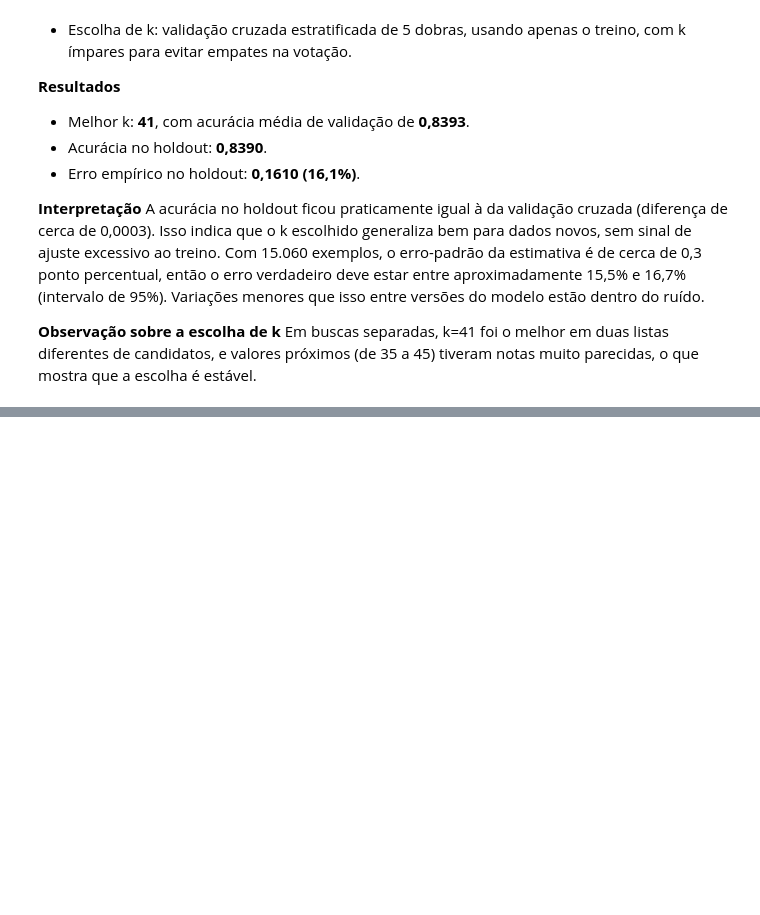
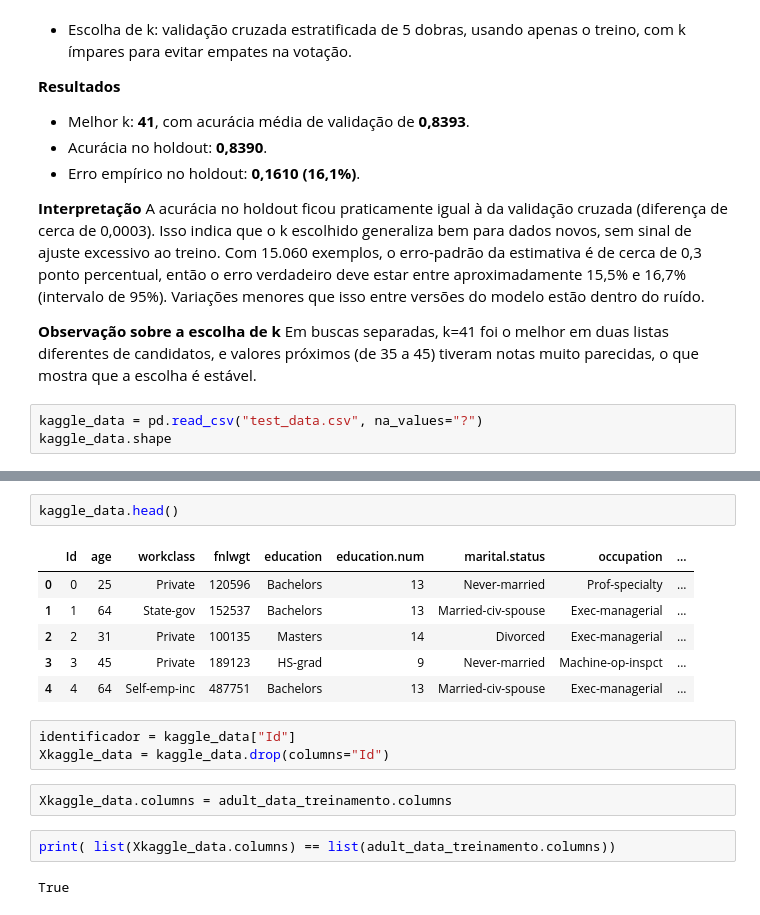
Before and after one commit to Gabrieldiv/KNN, a Jupyter notebook: adult_knn.ipynb, the cells around one changed output, grey strips where cells are left out. Cells and saved outputs as stored; diff of their text form; blank space fills up the shorter version.

```diff
--- a/adult_knn.ipynb
+++ b/adult_knn.ipynb
@@ -234,3 +235,6 @@ A acurácia no holdout ficou praticamente igual à da validação cruzada (difer
 
 **Observação sobre a escolha de k**
 Em buscas separadas, k=41 foi o melhor em duas listas diferentes de candidatos, e valores próximos (de 35 a 45) tiveram notas muito parecidas, o que mostra que a escolha é estável.
+# %%
+kaggle_data = pd.read_csv("test_data.csv", na_values="?")
+kaggle_data.shape
@@ -236,0 +262,18 @@ Em buscas separadas, k=41 foi o melhor em duas listas diferentes de candidatos,
+# %%
+kaggle_data.head()
+# %% [output]
+|  | Id | age | workclass | fnlwgt | education | education.num | marital.status | occupation | ... |
+| 0 | 0 | 25 | Private | 120596 | Bachelors | 13 | Never-married | Prof-specialty | ... |
+| 1 | 1 | 64 | State-gov | 152537 | Bachelors | 13 | Married-civ-spouse | Exec-managerial | ... |
+| 2 | 2 | 31 | Private | 100135 | Masters | 14 | Divorced | Exec-managerial | ... |
+| 3 | 3 | 45 | Private | 189123 | HS-grad | 9 | Never-married | Machine-op-inspct | ... |
+| 4 | 4 | 64 | Self-emp-inc | 487751 | Bachelors | 13 | Married-civ-spouse | Exec-managerial | ... |
+# %%
+identificador = kaggle_data["Id"]
+Xkaggle_data = kaggle_data.drop(columns="Id")
+# %%
+Xkaggle_data.columns = adult_data_treinamento.columns
+# %%
+print( list(Xkaggle_data.columns) == list(adult_data_treinamento.columns))
+# %% [output]
+True
```
Also changed, not shown: parts of 8 cells of this notebook, 3 other files.
